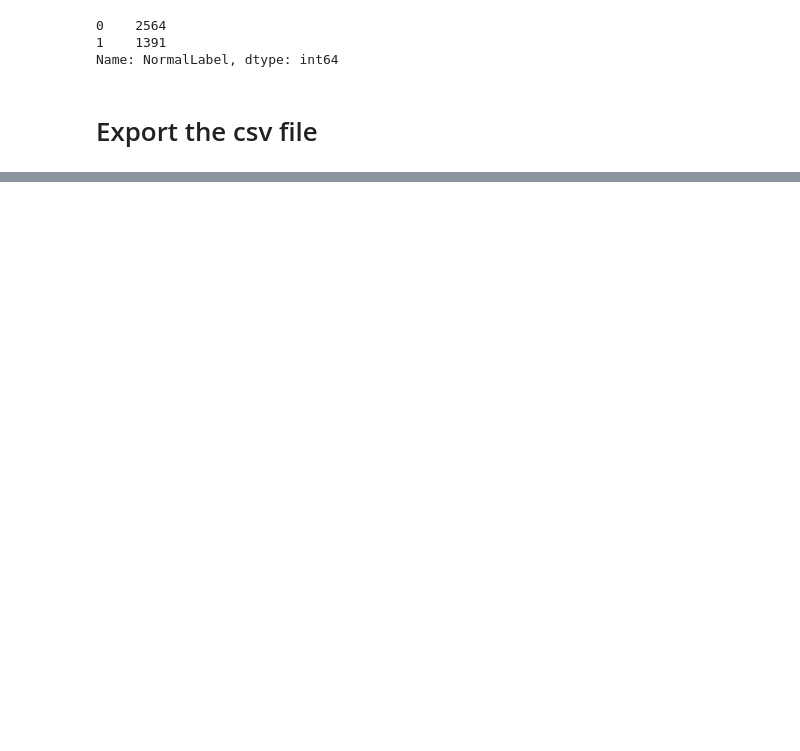
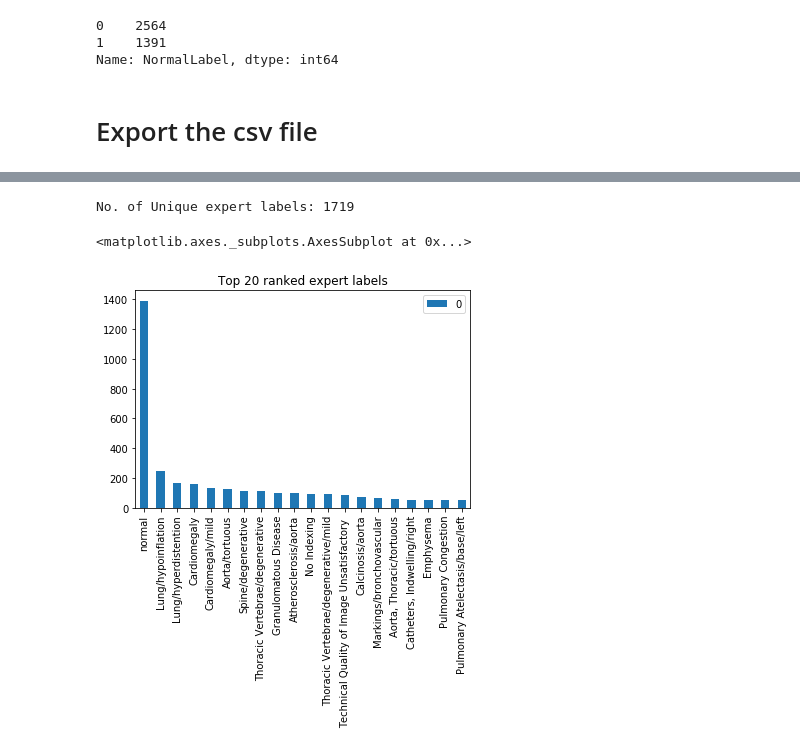
Before and after one commit to fatemerhmi/MTLV, a Jupyter notebook: OpenI_dataset_stats.ipynb, the cells around one changed output, grey strips where cells are left out. Drawn from its saved outputs; the diff is of its cells as text; code cells hidden in the pictures; blank space fills up the shorter version.

```diff
--- a/OpenI_dataset_stats.ipynb
+++ b/OpenI_dataset_stats.ipynb
@@ -163,0 +214,25 @@ xml_df.to_csv('OpenI.csv', index=False)
+# %%
+expert_labels = []
+for labels in xml_df['expert_labels']:
+    for label in labels:
+        expert_labels.append(label)
+
+print("No. of Unique expert labels:", len(letter_counts))
+label_counts = Counter(expert_labels)
+# %% [output]
+No. of Unique expert labels: 1719
+# %%
+from collections import OrderedDict
+from itertools import islice
+
+sorted_label_counts = OrderedDict(sorted(label_counts.items(), key=lambda x: x[1], reverse=True))
+# print(sorted_label_counts)
+
+sliced = islice(sorted_label_counts.items(), 20)  # o.iteritems() is o.items() in Python 3
+sliced_o = OrderedDict(sliced)
+
+df = pandas.DataFrame.from_dict(sliced_o, orient='index')
+df.plot(kind='bar', title = "Top 20 ranked expert labels")
+# %% [output]
+<matplotlib.axes._subplots.AxesSubplot at 0x...>
+[figure, added]
```
Also changed, not shown: parts of 6 cells of this notebook.
